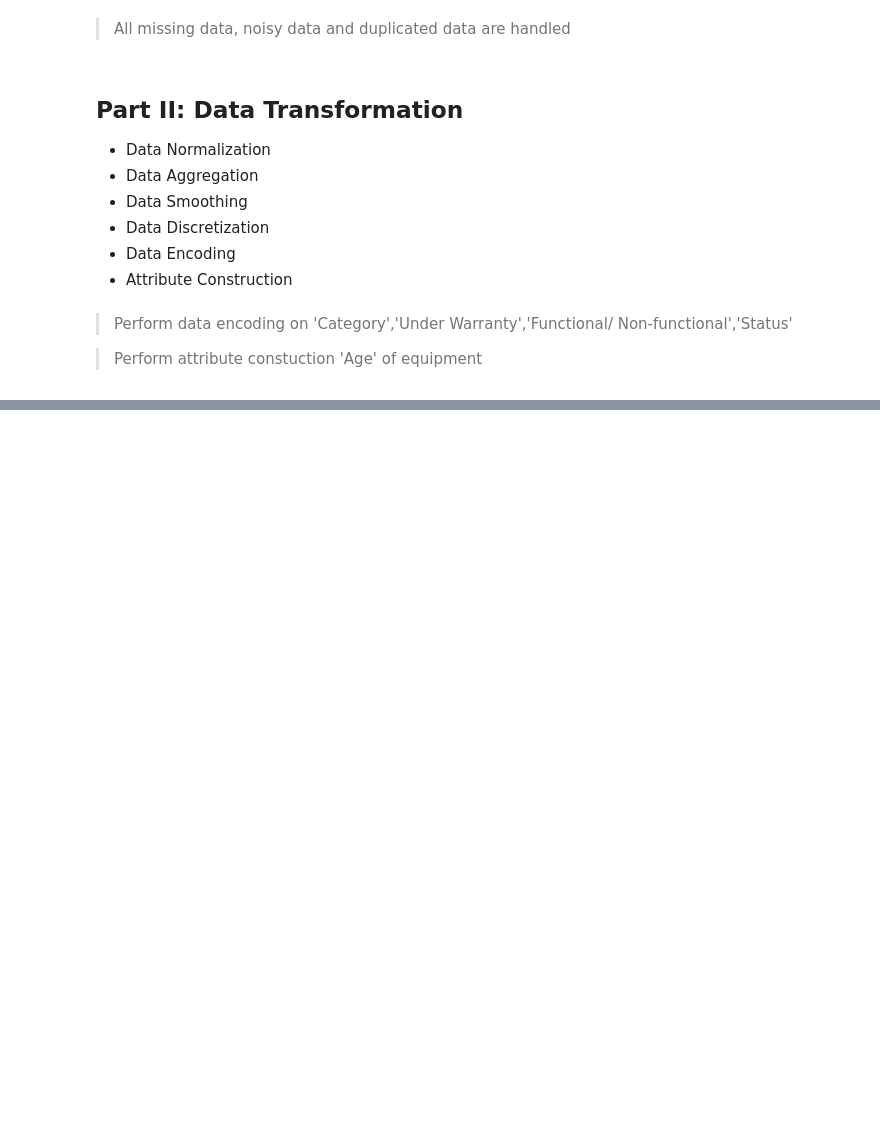
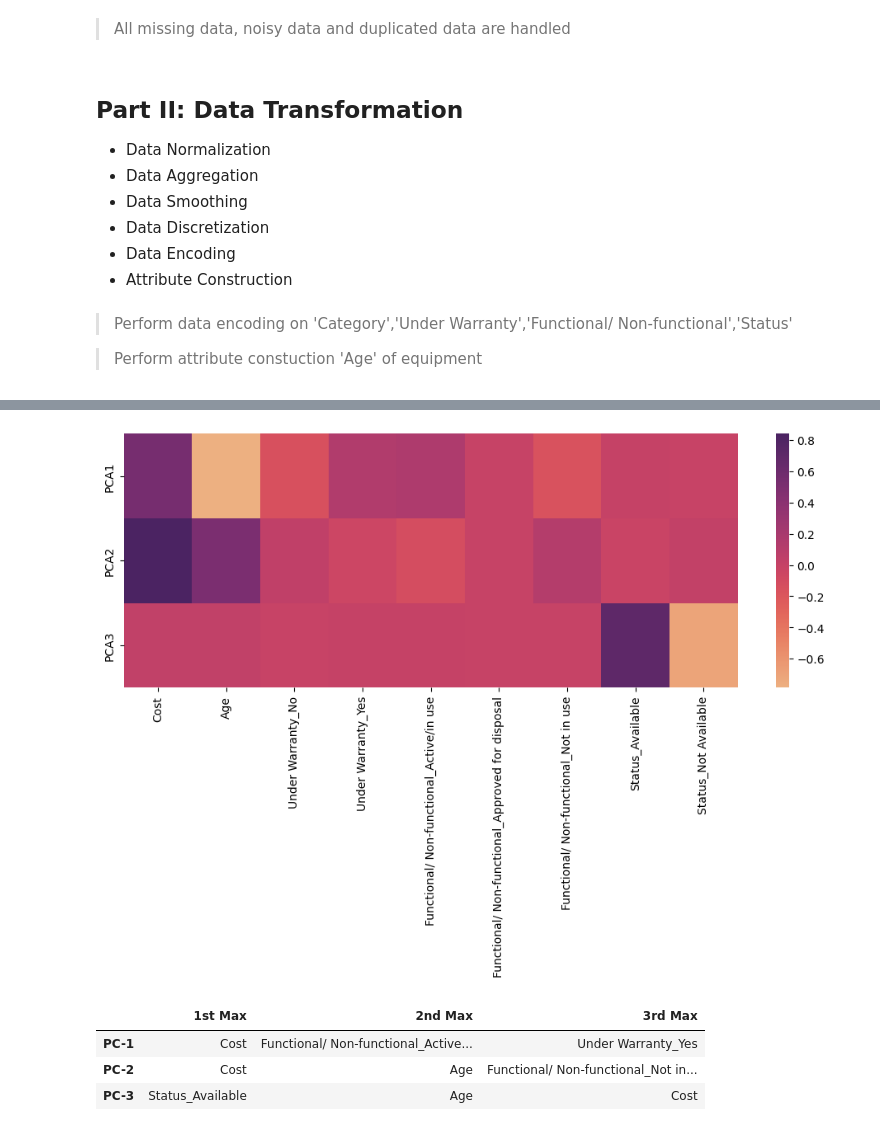
Before and after one commit to Qiiz/Medi-Hascar, a Jupyter notebook: medical_eda_pca.ipynb, the cells around one changed output, grey strips where cells are left out. Cells and saved outputs as stored; diff of their text form; code cells hidden in the pictures; blank space fills up the shorter version.

Commit message:
mlExp: data reduction

```diff
--- a/medical_eda_pca.ipynb
+++ b/medical_eda_pca.ipynb
@@ -441,0 +521,4 @@ sns.heatmap(corr, annot=True, cmap='RdBu', vmin=-1, mask=mask)
+# %%
+pca = PCA(n_components= 3) #covariance matrix
+x_pca = pca.fit_transform(med_df)
+print(x_pca.shape)
@@ -441,0 +550,20 @@ sns.heatmap(corr, annot=True, cmap='RdBu', vmin=-1, mask=mask)
+# %%
+plt.figure(figsize=(12,4))
+ax = sns.heatmap(pca.components_[0:3],
+                 cmap="flare",
+                 yticklabels=[ "PCA"+str(x) for x in range(1,4)],
+                 xticklabels=list(med_df.columns))
+# %% [output]
+[figure, added]
+# %%
+components = pd.DataFrame(pca.components_, columns=med_df.columns)
+components.rename(index= lambda x:'PC-' + str(x+1), inplace=True)
+
+# Top 3 positive contributors
+pd.DataFrame(components.columns.values[np.argsort(-components.values,axis=1)[:,:3]],
+             index=components.index, columns=['1st Max', '2nd Max','3rd Max'])
+# %% [output]
+|  | 1st Max | 2nd Max | 3rd Max |
+| PC-1 | Cost | Functional/ Non-functional_Active... | Under Warranty_Yes |
+| PC-2 | Cost | Age | Functional/ Non-functional_Not in... |
+| PC-3 | Status_Available | Age | Cost |
```
Also changed, not shown: parts of 21 cells of this notebook.
